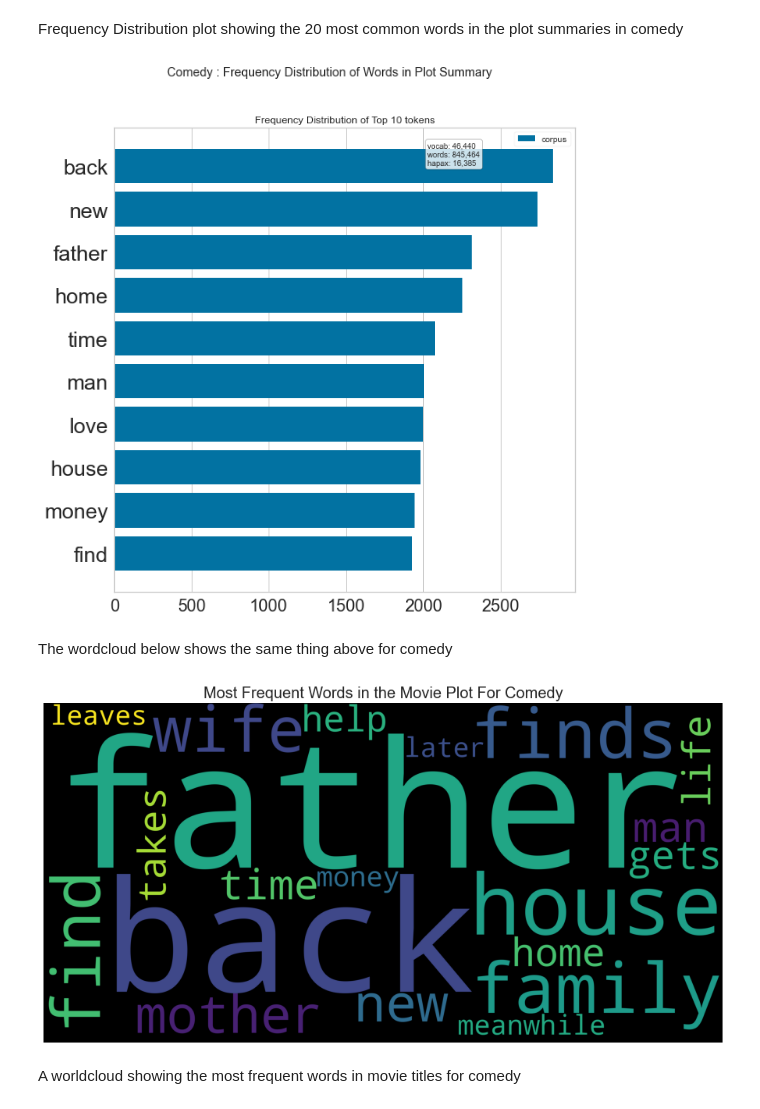
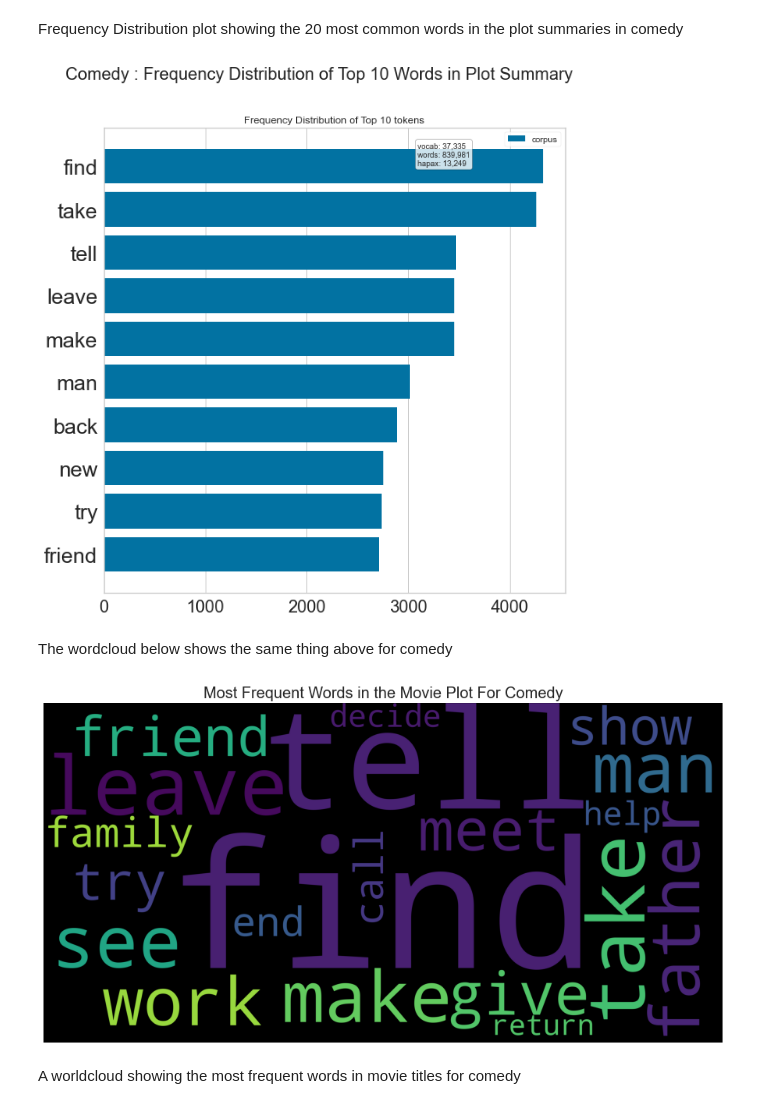
Before and after one commit to Wonuabimbola/movie-genre-prediction, a Jupyter notebook: predict_movie_genre_from_plot.ipynb, the cells around one changed output. Cells and saved outputs as stored; diff of their text form; code cells hidden in the pictures.

```diff
--- a/predict_movie_genre_from_plot.ipynb
+++ b/predict_movie_genre_from_plot.ipynb
@@ -237,6 +308,7 @@ Creating our stopwords list and adding some cmore words that are very common in
 stopwords_list = stopwords.words('english')
 stopwords_list += list(string.punctuation)
 stopwords_list += ['one', 'two', 'go','goes', 'get', 'also', 'however', 'tells']
+stopwords_list += [0, 1, 2, 3, 4, 5, 6, 7, 8, 9]
 
 def clean_text(text):
     text = text.lower()
@@ -251,14 +323,20 @@ def clean_text(text):
     text = re.sub(r"\'scuse", " excuse ", text)
     text = re.sub('\W', ' ', text)
     text = re.sub('\s+', ' ', text)
+    text = re.sub('\d+', ' ', text)
     text = text.strip(' ')
     text = word_tokenize(text)
+    text = ' '.join(text)
+    text = nlp(text)
+    text = [w.lemma_ for w in text]
     text = [w for w in text if w not in stopwords_list]
     text = ' '.join(text)
     return text
 # %% [markdown]
 Rechecking the summary we looked at above to see if our function worked
+# %%
+new_df = df_to_use.copy(deep = True)
 # %%
-df_to_use['Plot'] = df_to_use['Plot'].map(lambda x : clean_text(x))
-df_to_use['Plot'][5]
+new_df['Plot'] = new_df['Plot'].map(lambda x : clean_text(x))
+new_df['Plot'][5]
 # %% [output]
@@ -334,7 +463,7 @@ COMEDY
 # %% [markdown]
 Frequency Distribution plot showing the 20 most common words in the plot summaries in comedy
 # %%
-comedy_plot = df_to_use.loc[df_to_use['labels'] == 2, ['Plot', 'Title']]
+comedy_plot = new_df.loc[new_df['labels'] == 2, ['Plot', 'Title']]
 comedy_plotlist = [x for x in comedy_plot['Plot'].str.split()]
 comedy_plotlist = list(itertools.chain(*comedy_plotlist))
 
@@ -345,7 +474,7 @@ features   = count.get_feature_names()
 
 
 fig = plt.figure(figsize=(10, 10))
-plt.suptitle('Comedy : Frequency Distribution of Words in Plot Summary')
+plt.suptitle('Comedy : Frequency Distribution of Top 10 Words in Plot Summary', size = 20)
 plt.yticks(fontsize = 25)
 plt.xticks(fontsize = 20)
 plt.gcf().subplots_adjust(left=0.15)
@@ -355,23 +484,23 @@ visualizer.fit(docs)
 visualizer.show()
 fig.savefig('./images/freqdistofwordsinplotsummaryforcomedygenre.png');
 # %% [output]
-[figure, old version]
+[figure, new version]
 # %% [markdown]
 The wordcloud below shows the same thing above for comedy
 # %%
 plot_corpus = ' '.join(comedy_plot['Plot'])
-plot_wordcloud = WordCloud(stopwords=stopwords_list, background_color='black', max_words = 20, height=2000, width=4000, random_state = 42,
+plot_wordcloud = WordCloud(stopwords=STOPWORDS, background_color='black', max_words = 20, height=2000, width=4000, random_state = 42,
                           normalize_plurals = False).generate(plot_corpus)
 
 # Plot the wordcloud
 fig, ax = plt.subplots(figsize=(16,8))
 plt.imshow(plot_wordcloud)
 plt.axis('off')
 plt.title('Most Frequent Words in the Movie Plot For Comedy', fontsize = 20)
 plt.show()
 fig.savefig('./images/MoviePlotCloudComedy.png');
 # %% [output]
-[figure, old version]
+[figure, new version]
 # %% [markdown]
 A worldcloud showing the most frequent words in movie titles for comedy
 # %%
```
Also changed, not shown: parts of 73 cells of this notebook, 29 other files.
